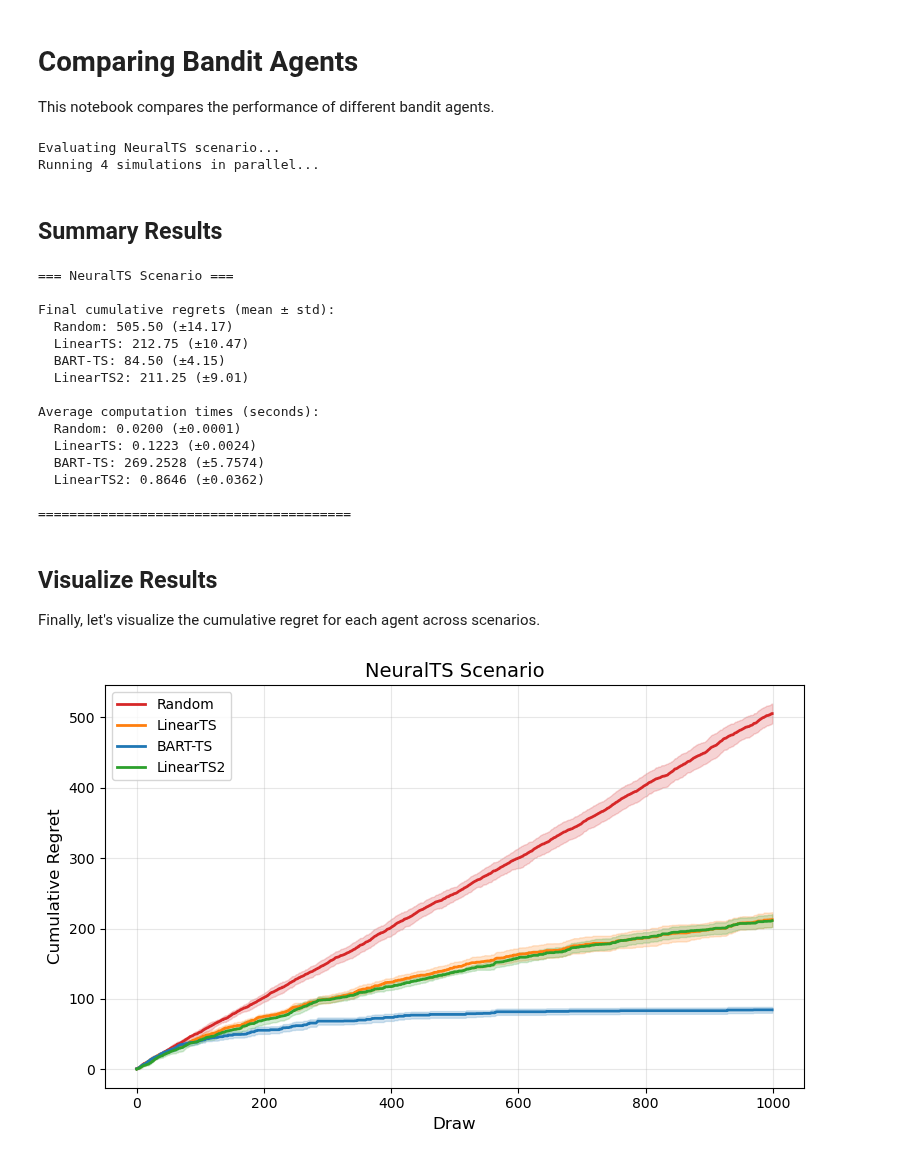
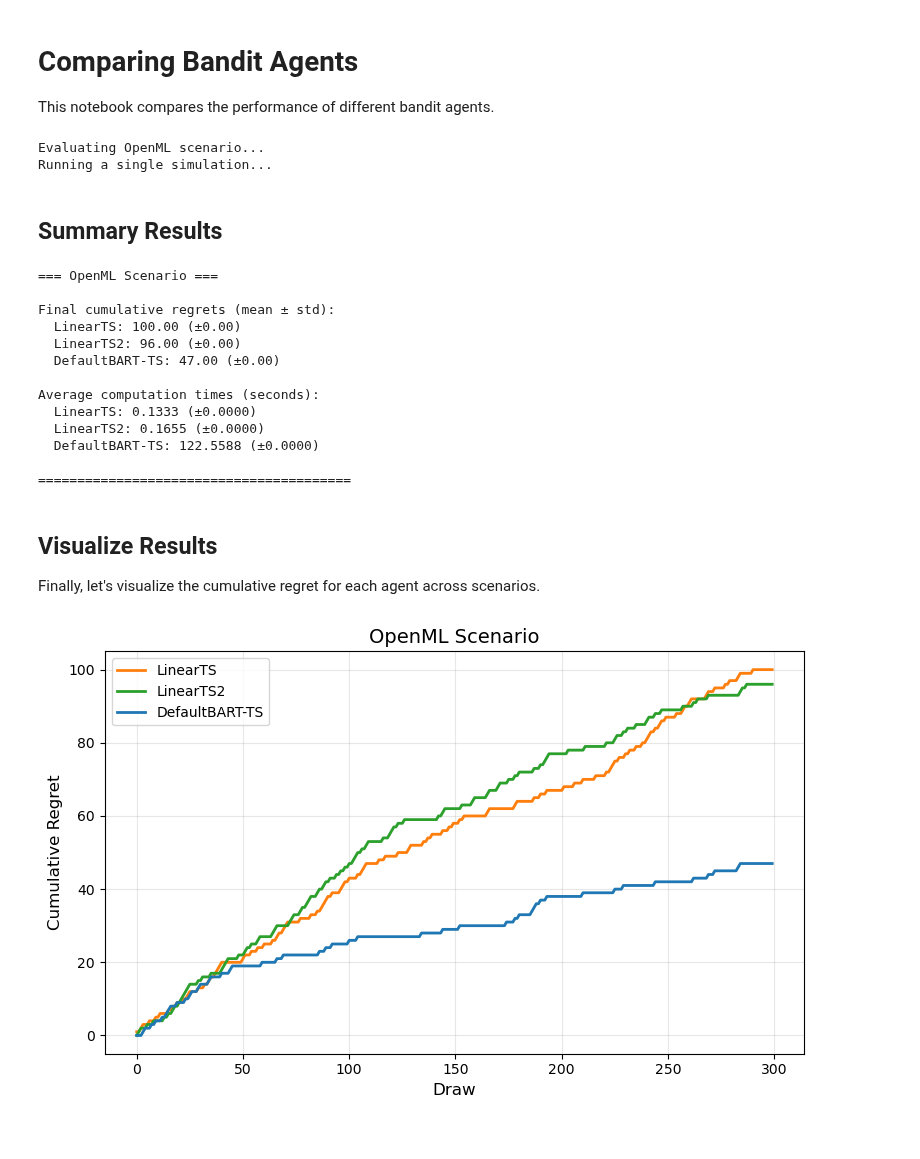
Before and after one commit to yanshuotan/bart-playground, a Jupyter notebook: notebooks/bandit/compare_agents_notebook.ipynb, the cells around one changed output. Cells and saved outputs as stored; diff of their text form; code cells hidden in the pictures.

```diff
--- a/notebooks/bandit/compare_agents_notebook.ipynb
+++ b/notebooks/bandit/compare_agents_notebook.ipynb
@@ -26,7 +26,7 @@ scenarios = {
     # "Offset2": OffsetScenario(P=4, K=3, sigma2=0.1),
     # "Friedman": FriedmanScenario(P=5, K=3, sigma2=1.0, lambda_val=15),
     # "Sparse": FriedmanScenario(P=50, K=3, sigma2=1.0, lambda_val=5),
-    "NeuralTS": MushroomScenario() # NeuralScenario('mushroom'),
+    "OpenML": OpenMLScenario('mushroom') # NeuralScenario('mushroom'),
 }
 
 np.random.seed(0)
@@ -40,7 +40,7 @@ from bart_playground.bandit.bcf_agent import BCFAgent, BCFAgentPSOff
 from bart_playground.bandit.basic_agents import SillyAgent, LinearTSAgent
 from bart_playground.bandit.ensemble_agent import EnsembleAgent
 from bart_playground.bandit.me_agents import HierTSAgent, LinearTSAgent2, LinearUCBAgent, METSAgent
-from bart_playground.bandit.bart_agent import BARTAgent#, LogisticBARTAgent
+from bart_playground.bandit.bart_agent import BARTAgent, LogisticBARTAgent, DefaultBARTAgent
 # from bart_playground.bandit.neural_ts_agent import NeuralTSDiagAgent
 
 import multiprocessing
@@ -49,17 +49,17 @@ from bart_playground.bart import LogisticBART
 
 cores =  multiprocessing.cpu_count() - 1
 
-n_simulations = 4  # Number of simulations per scenario
-n_draws = 2000      # Number of draws per simulation
+n_simulations = 1  # Number of simulations per scenario
+n_draws = 300      # Number of draws per simulation
 
 def call_func():
     return(compare_agents_across_scenarios(
         scenarios=scenarios,
         n_simulations=n_simulations,
         n_draws=n_draws,
-        agent_classes=[LinearTSAgent, BARTAgent, LinearTSAgent2], # NeuralTSDiagAgent], #, EnsembleAgent], #, BCFAgentPSOff], # LinearUCBAgent, METSAgent, HierTSAgent],
-        agent_names=["LinearTS", "BART-TS", "LinearTS2"], #, "Neural"], #, "MBCF+Linear"] #, "METS", "HierTS"],
-        n_jobs=-1 # min(n_simulations, cores),  # Use all available cores or the number of simulations, whichever is smaller
+        agent_classes=[LinearTSAgent, LinearTSAgent2, LogisticBARTAgent], # LogisticBARTAgent], # NeuralTSDiagAgent], #, EnsembleAgent], #, BCFAgentPSOff], # LinearUCBAgent, METSAgent, HierTSAgent],
+        agent_names=["LinearTS", "LinearTS2", "DefaultBART-TS"], #, "Neural"], #, "MBCF+Linear"] #, "METS", "HierTS"],
+        n_jobs=1 # min(n_simulations, cores),  # Use all available cores or the number of simulations, whichever is smaller
     ))
 # %%
 from bart_playground.samplers import Sampler
@@ -75,26 +75,24 @@ from bart_playground.bandit.sim_util import Scenario
 # %%
 results = call_func()
 # %% [output]
-Evaluating NeuralTS scenario...
-Running 4 simulations in parallel...
+Evaluating OpenML scenario...
+Running a single simulation...
 # %% [markdown]
 ## Summary Results
 # %%
 print_summary_results(results)
 # %% [output]
-=== NeuralTS Scenario ===
+=== OpenML Scenario ===
 
 Final cumulative regrets (mean ± std):
-  Random: 505.50 (±14.17)
-  LinearTS: 212.75 (±10.47)
-  BART-TS: 84.50 (±4.15)
-  LinearTS2: 211.25 (±9.01)
+  LinearTS: 100.00 (±0.00)
+  LinearTS2: 96.00 (±0.00)
+  DefaultBART-TS: 47.00 (±0.00)
 
 Average computation times (seconds):
-  Random: 0.0200 (±0.0001)
-  LinearTS: 0.1223 (±0.0024)
-  BART-TS: 269.2528 (±5.7574)
-  LinearTS2: 0.8646 (±0.0362)
+  LinearTS: 0.1333 (±0.0000)
+  LinearTS2: 0.1655 (±0.0000)
+  DefaultBART-TS: 122.5588 (±0.0000)
 
 ========================================
 # %% [markdown]
@@ -113,15 +111,15 @@ result_filename = os.path.join(results_dir, f"result.pkl")
 # %%
 # import pickle
 # results_dir = "./results/agent_comparison5"
 # result_filename = os.path.join(results_dir, f"result.pkl")
 # results, n_draws = pickle.load(file=open(result_filename, "rb"))
 
 # Plot results and save to file
 plot_comparison_results(
     results=results,
     n_draws=n_draws,
-    save_path=f"{results_dir}/agent_comparison_results.png",
+    save_path=f"{results_dir}/agent_comparison_results2.png",
     show_time=False
 )
 # %% [output]
-[figure, old version]
+[figure, new version]
```
Also changed, not shown: 6 other files.
